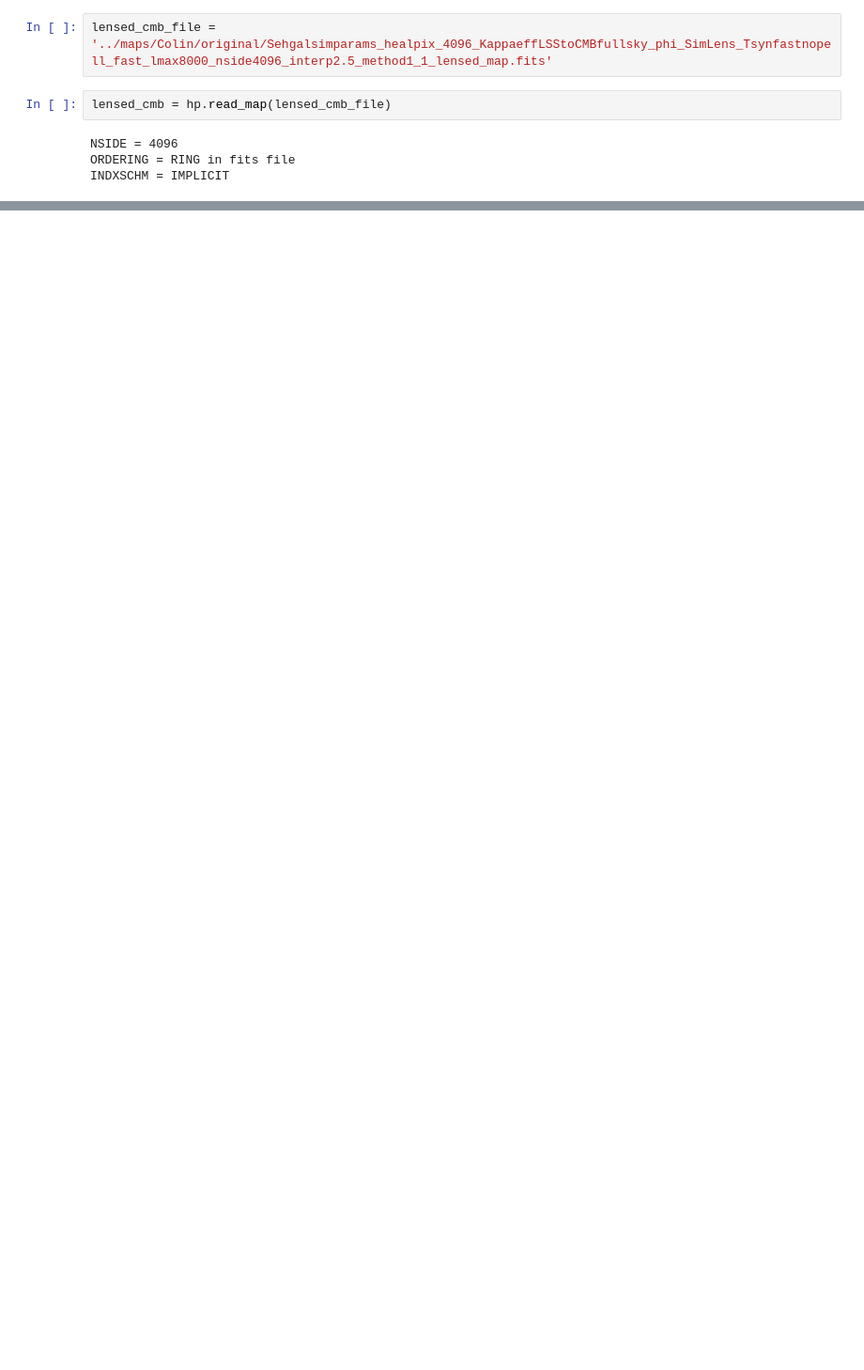
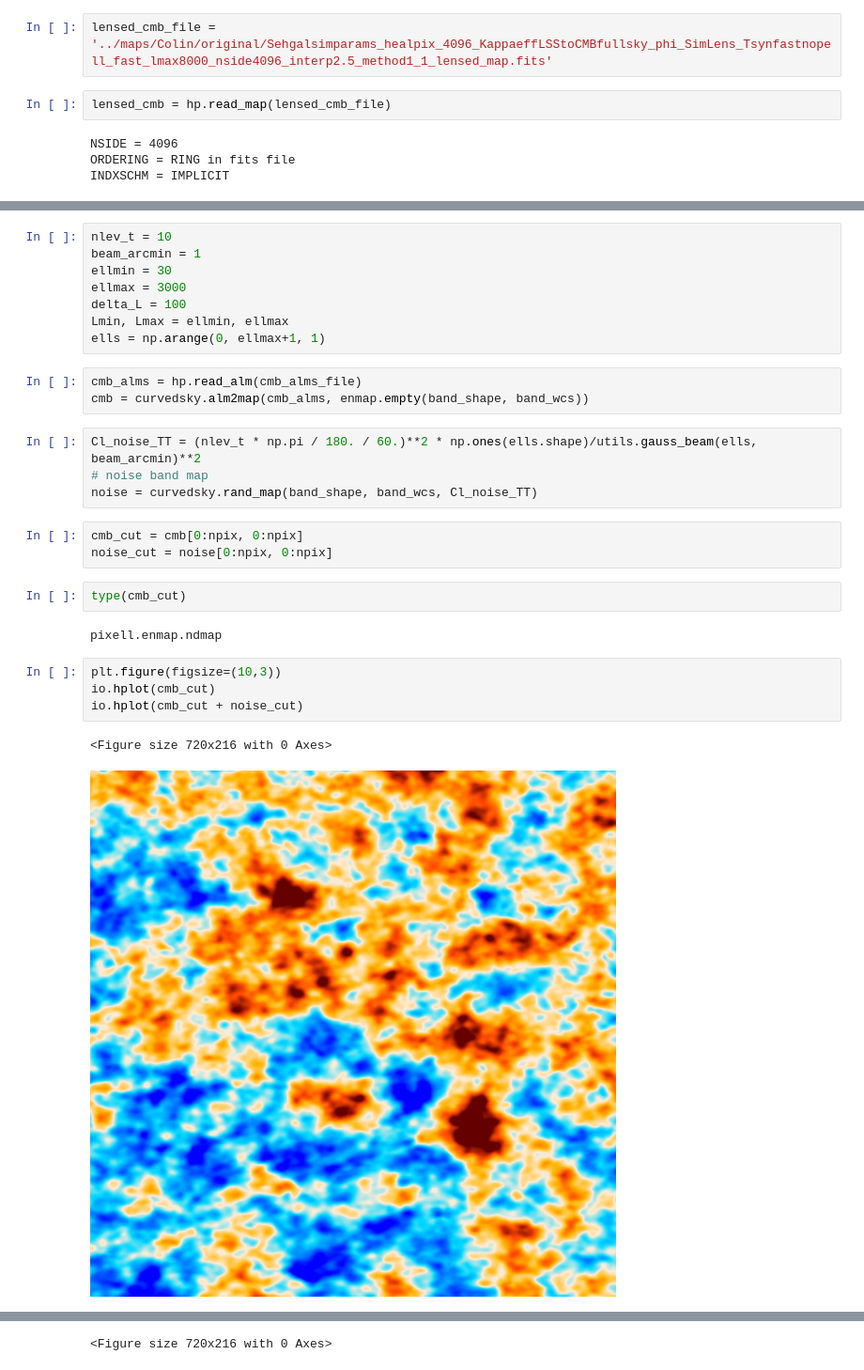
Before and after one commit to catketchup/new_reion-lens, a Jupyter notebook: notebooks/single_cutout.ipynb, the cells around one changed output, grey strips where cells are left out. Shown at 94% size. Cells and saved outputs as stored; diff of their text form; blank space fills up the shorter version.

```diff
--- a/notebooks/single_cutout.ipynb
+++ b/notebooks/single_cutout.ipynb
@@ -25,0 +38,29 @@ numpy.ndarray
+# %%
+nlev_t = 10
+beam_arcmin = 1
+ellmin = 30
+ellmax = 3000
+delta_L = 100
+Lmin, Lmax = ellmin, ellmax
+ells = np.arange(0, ellmax+1, 1)
+# %%
+cmb_alms = hp.read_alm(cmb_alms_file)
+cmb = curvedsky.alm2map(cmb_alms, enmap.empty(band_shape, band_wcs))
+# %%
+Cl_noise_TT = (nlev_t * np.pi / 180. / 60.)**2 * np.ones(ells.shape)/utils.gauss_beam(ells, beam_arcmin)**2
+# noise band map
+noise = curvedsky.rand_map(band_shape, band_wcs, Cl_noise_TT)
+# %%
+cmb_cut = cmb[0:npix, 0:npix]
+noise_cut = noise[0:npix, 0:npix]
+# %%
+type(cmb_cut)
+# %% [output]
+pixell.enmap.ndmap
+# %%
+plt.figure(figsize=(10,3))
+io.hplot(cmb_cut)
+io.hplot(cmb_cut + noise_cut)
+# %% [output]
+<Figure size 720x216 with 0 Axes>
+[figure, added]
@@ -25,0 +68 @@ numpy.ndarray
+<Figure size 720x216 with 0 Axes>
```
Also changed, not shown: parts of 19 cells of this notebook, 16 other files.
